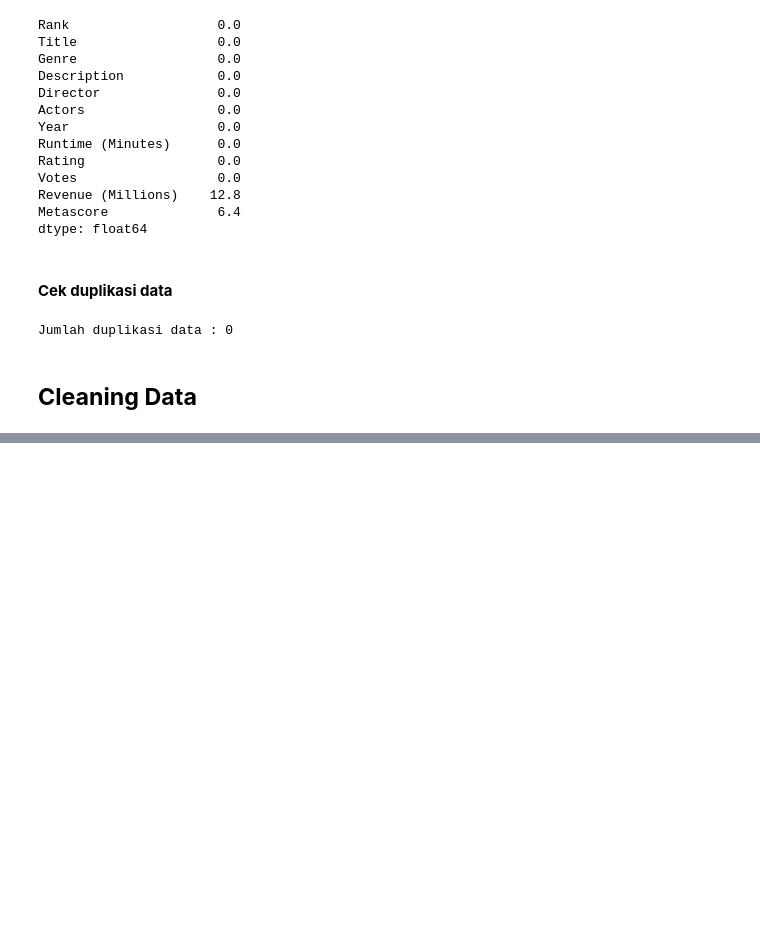
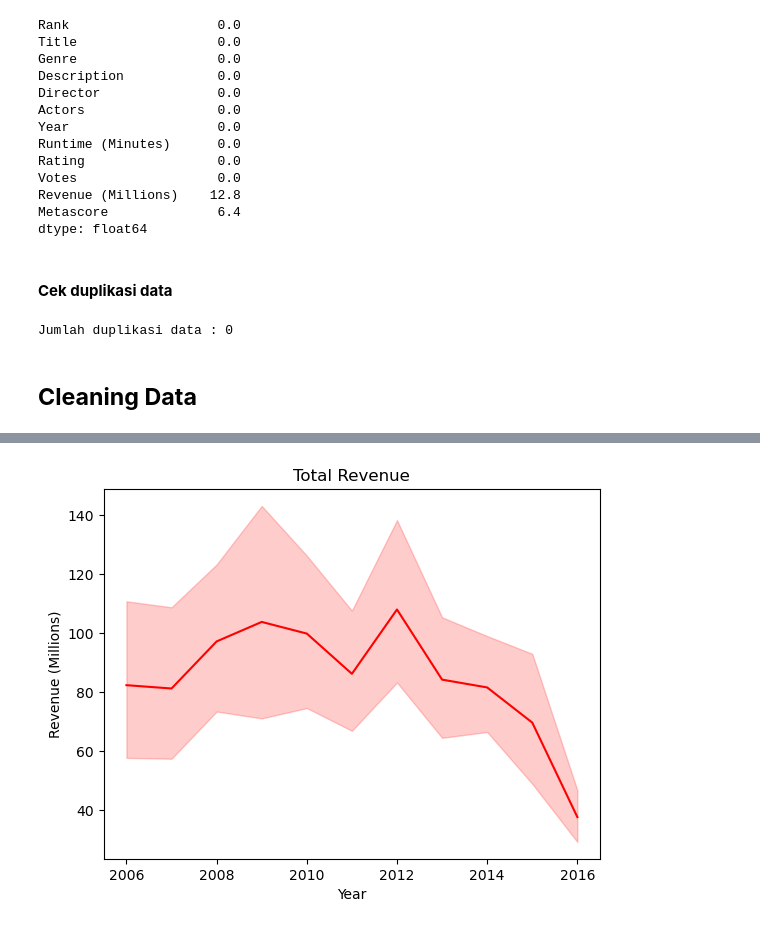
Before and after one commit to Edy-Mochamad/project-analyst-movie, a Jupyter notebook: movie.ipynb, the cells around one changed output, grey strips where cells are left out. Cells and saved outputs as stored; diff of their text form; code cells hidden in the pictures; blank space fills up the shorter version.

```diff
--- a/movie.ipynb
+++ b/movie.ipynb
@@ -155,0 +251,5 @@ Jumlah duplikasi data : 0
+# %%
+sns.lineplot(x = 'Year', y = 'Revenue (Millions)', data = df, color = 'red')
+plt.title('Total Revenue');
+# %% [output]
+[figure, added]
```
Also changed, not shown: parts of 12 cells of this notebook.
